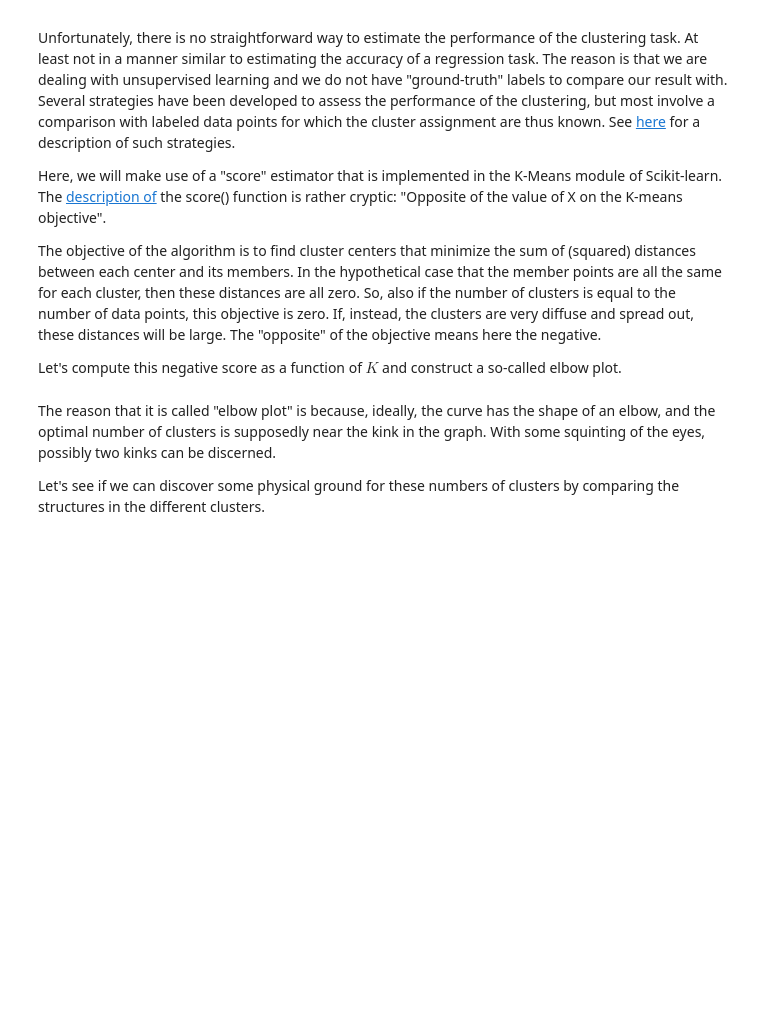
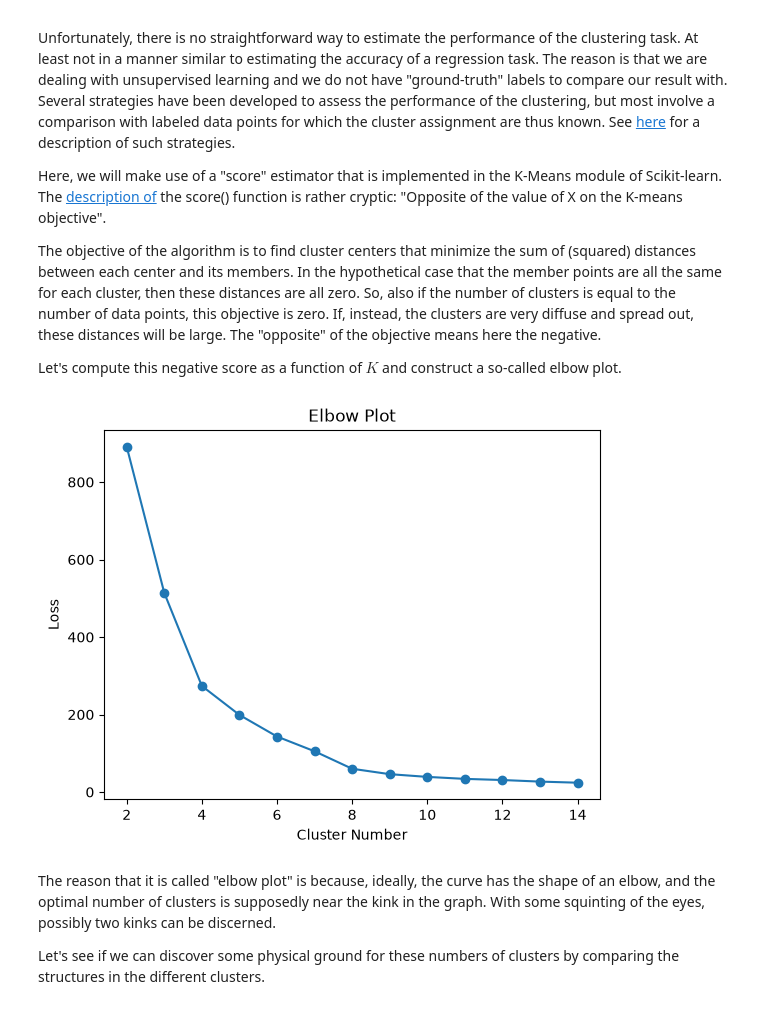
Before and after one commit to pedroazara/dinamica-molecular, a Jupyter notebook: notebooks/01_exercicio_molsim.ipynb, the cells around one changed output. Saved outputs shown, nothing was run; the diff lists cells and outputs as text; code cells hidden in the pictures; blank space fills up the shorter version.

```diff
--- a/notebooks/01_exercicio_molsim.ipynb
+++ b/notebooks/01_exercicio_molsim.ipynb
@@ -690,15 +691,19 @@ Let's compute this negative score as a function of $K$ and construct a so-called
 # %%
 # make an elbow plot
 loss = []
 nclusters = range(2, 15)
 # ======== start your code here =================================
 
-
+for k in nclusters:
+    kmeans = KMeans(n_clusters=k, random_state=0).fit(features)
+    loss.append(kmeans.inertia_)
 
 # ======== end your code here ===================================
 
 plt.plot(nclusters, loss, "o-")
 plt.xlabel("Cluster Number")
 plt.ylabel("Loss")
 plt.title("Elbow Plot")
 plt.show()
+# %% [output]
+[figure, added]
```
Also changed, not shown: parts of 21 cells of this notebook, 18 other files.
